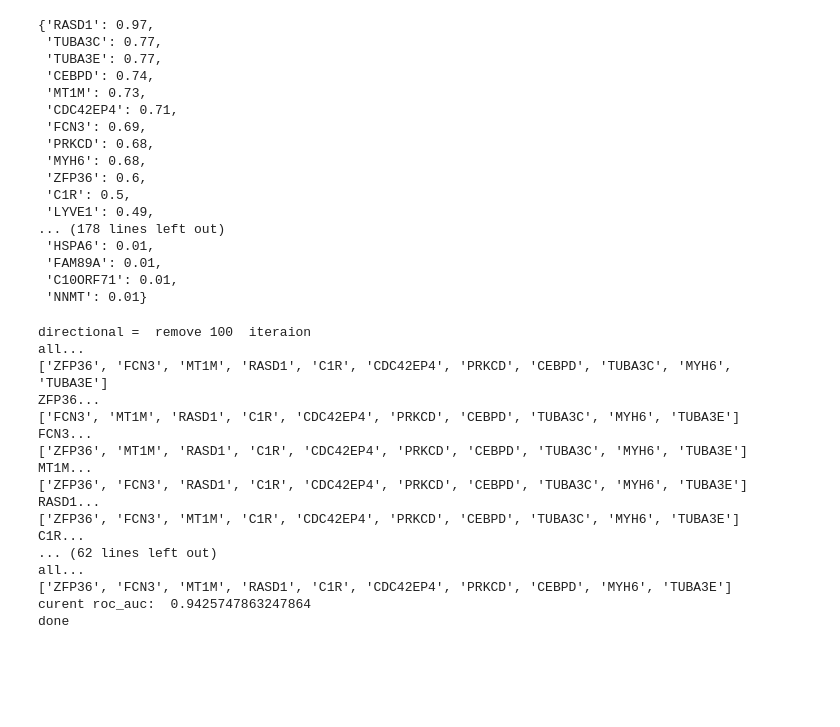
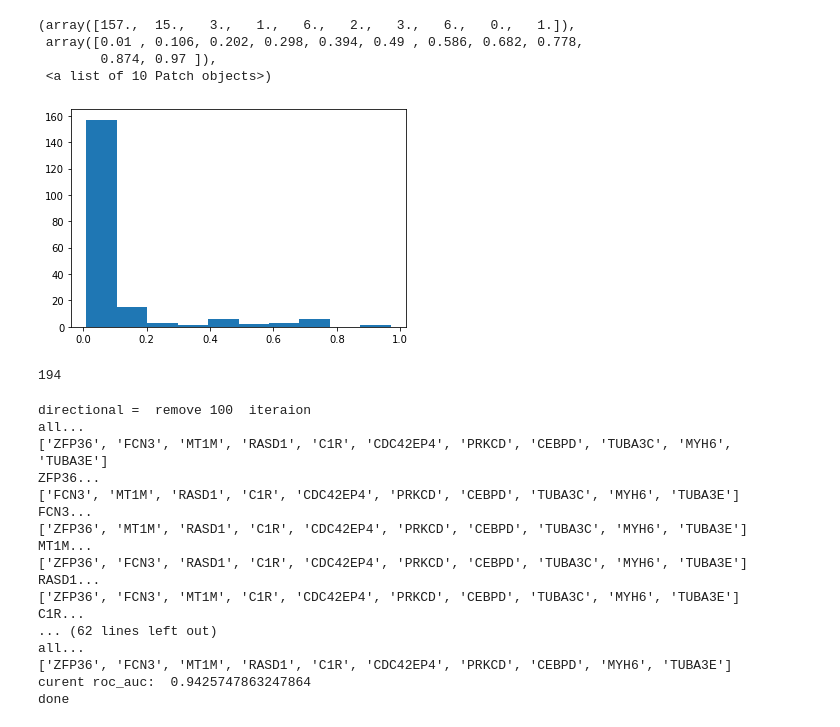
Before and after one commit to GJOsmak/CardioML, a Jupyter notebook: ML_used_feature_selection.ipynb, the cells around one changed output. Saved outputs shown, nothing was run; the diff lists cells and outputs as text; code cells hidden in the pictures; blank space fills up the shorter version.

```diff
--- a/ML_used_feature_selection.ipynb
+++ b/ML_used_feature_selection.ipynb
@@ -64,23 +64,15 @@ def plot_corr(features):
-# %%
-gene_weight
-# %% [output]
-{'RASD1': 0.97,
- 'TUBA3C': 0.77,
- 'TUBA3E': 0.77,
- 'CEBPD': 0.74,
- 'MT1M': 0.73,
- 'CDC42EP4': 0.71,
- 'FCN3': 0.69,
- 'PRKCD': 0.68,
- 'MYH6': 0.68,
- 'ZFP36': 0.6,
- 'C1R': 0.5,
- 'LYVE1': 0.49,
-... (178 lines left out)
- 'HSPA6': 0.01,
- 'FAM89A': 0.01,
- 'C10ORF71': 0.01,
- 'NNMT': 0.01}
+# %%
+plt.hist(gene_weight.values())
+# %% [output]
+(array([157.,  15.,   3.,   1.,   6.,   2.,   3.,   6.,   0.,   1.]),
+ array([0.01 , 0.106, 0.202, 0.298, 0.394, 0.49 , 0.586, 0.682, 0.778,
+        0.874, 0.97 ]),
+ <a list of 10 Patch objects>)
+[figure, added]
+# %%
+len(gene_weight)
+# %% [output]
+194
 # %%
 params = {'solver': 'liblinear', 'penalty': 'l2', 'C': 1}
 model = LogisticRegression(**params)
```
Also changed, not shown: parts of 10 cells of this notebook, 6 other files.
